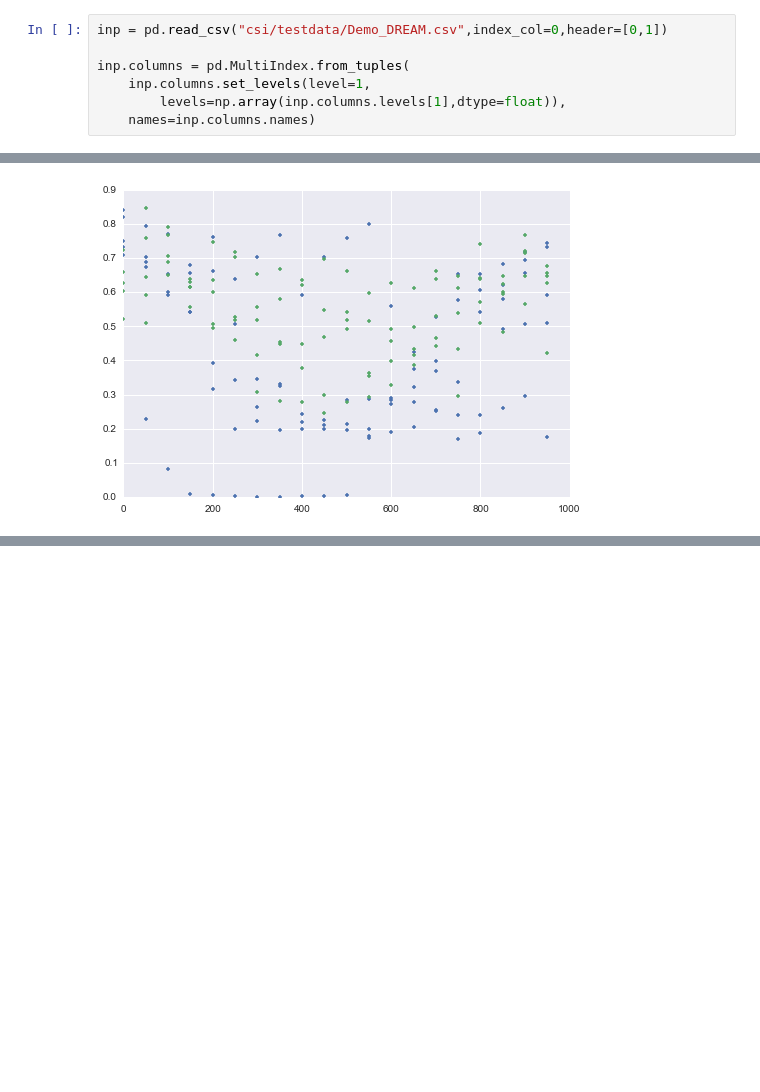
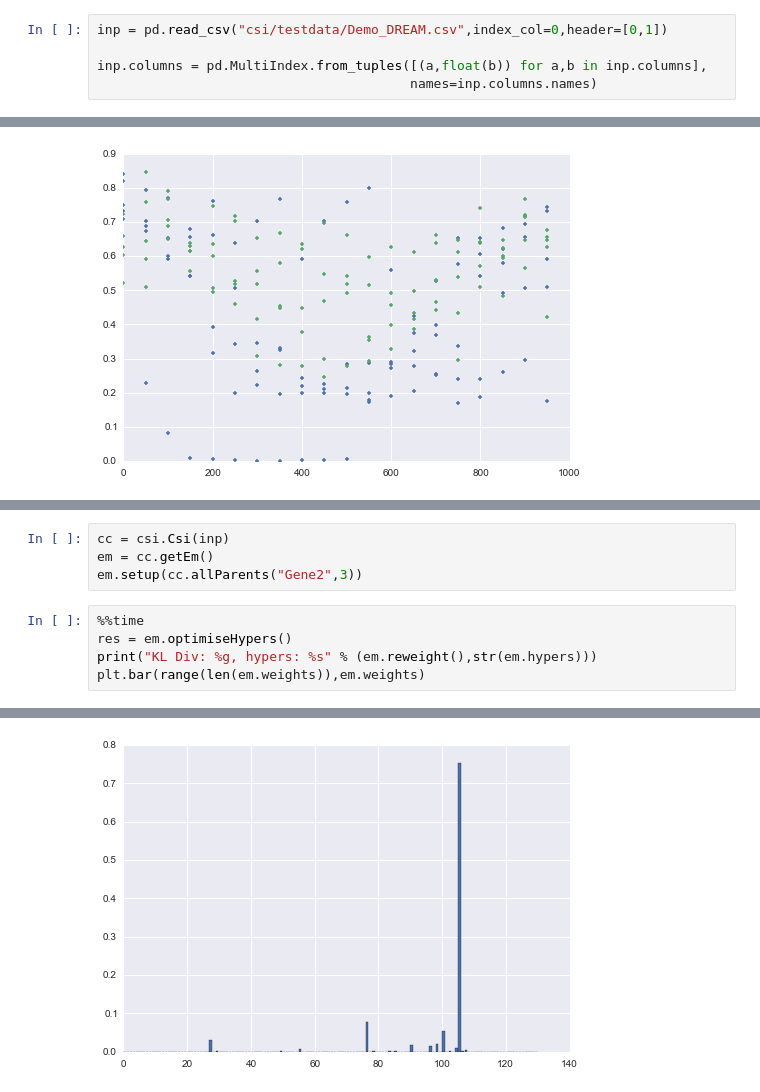
Before and after one commit to smason/ip2, a Jupyter notebook: csi.ipynb, the cells around one changed output, grey strips where cells are left out. Saved outputs shown, nothing was run; the diff lists cells and outputs as text; blank space fills up the shorter version.

```diff
--- a/csi.ipynb
+++ b/csi.ipynb
@@ -15,10 +46,8 @@ Read in data, then convert the second level (i.e. index=1) from strings to float
 # %%
 inp = pd.read_csv("csi/testdata/Demo_DREAM.csv",index_col=0,header=[0,1])
 
-inp.columns = pd.MultiIndex.from_tuples(
-    inp.columns.set_levels(level=1,
-        levels=np.array(inp.columns.levels[1],dtype=float)),
-    names=inp.columns.names)
+inp.columns = pd.MultiIndex.from_tuples([(a,float(b)) for a,b in inp.columns],
+                                        names=inp.columns.names)
 # %%
 inp.loc["Gene1",("T1",pd.IndexSlice[0:500])]
 # %% [output]
@@ -149,0 +104,10 @@ Wall time: 937 ms
+# %%
+cc = csi.Csi(inp)
+em = cc.getEm()
+em.setup(cc.allParents("Gene2",3))
+# %%
+%%time
+res = em.optimiseHypers()
+print("KL Div: %g, hypers: %s" % (em.reweight(),str(em.hypers)))
+plt.bar(range(len(em.weights)),em.weights)
+# %% [output]
@@ -150 +117,2 @@ Wall time: 937 ms
+[figure, added]
 # %%
```
Also changed, not shown: parts of 13 cells of this notebook.
